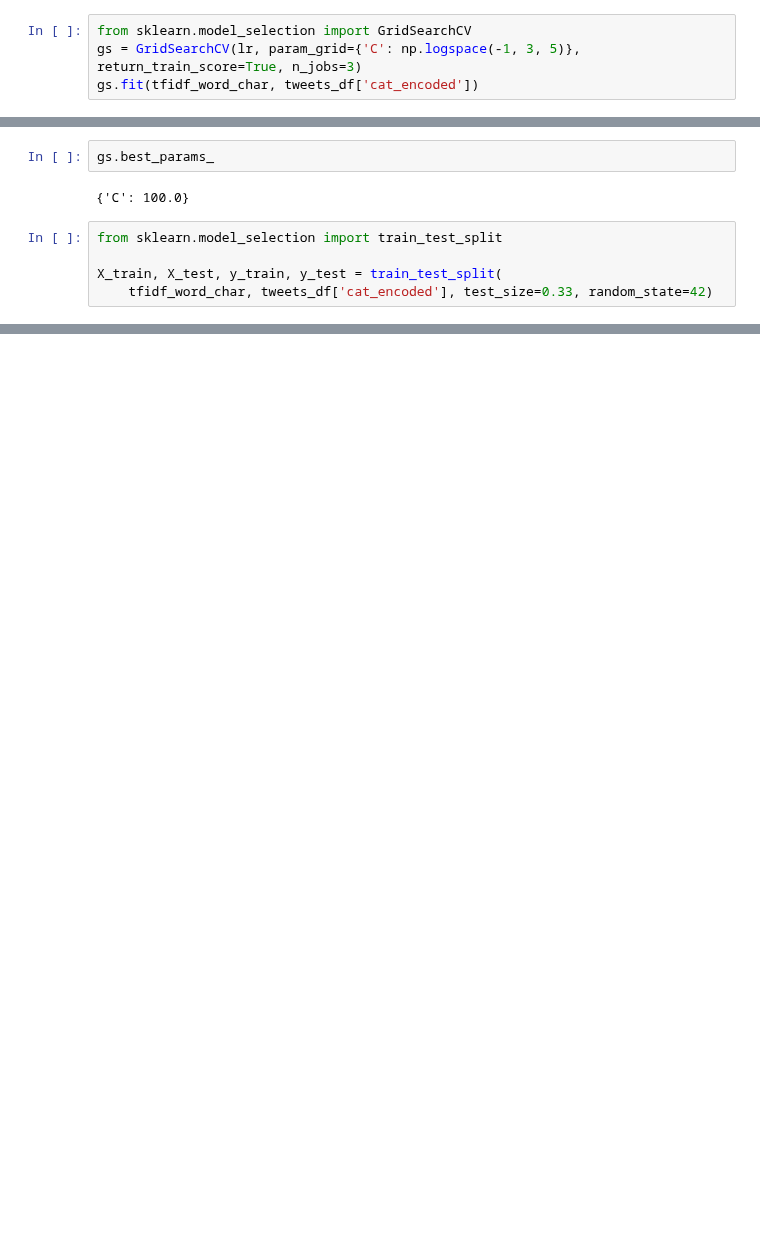
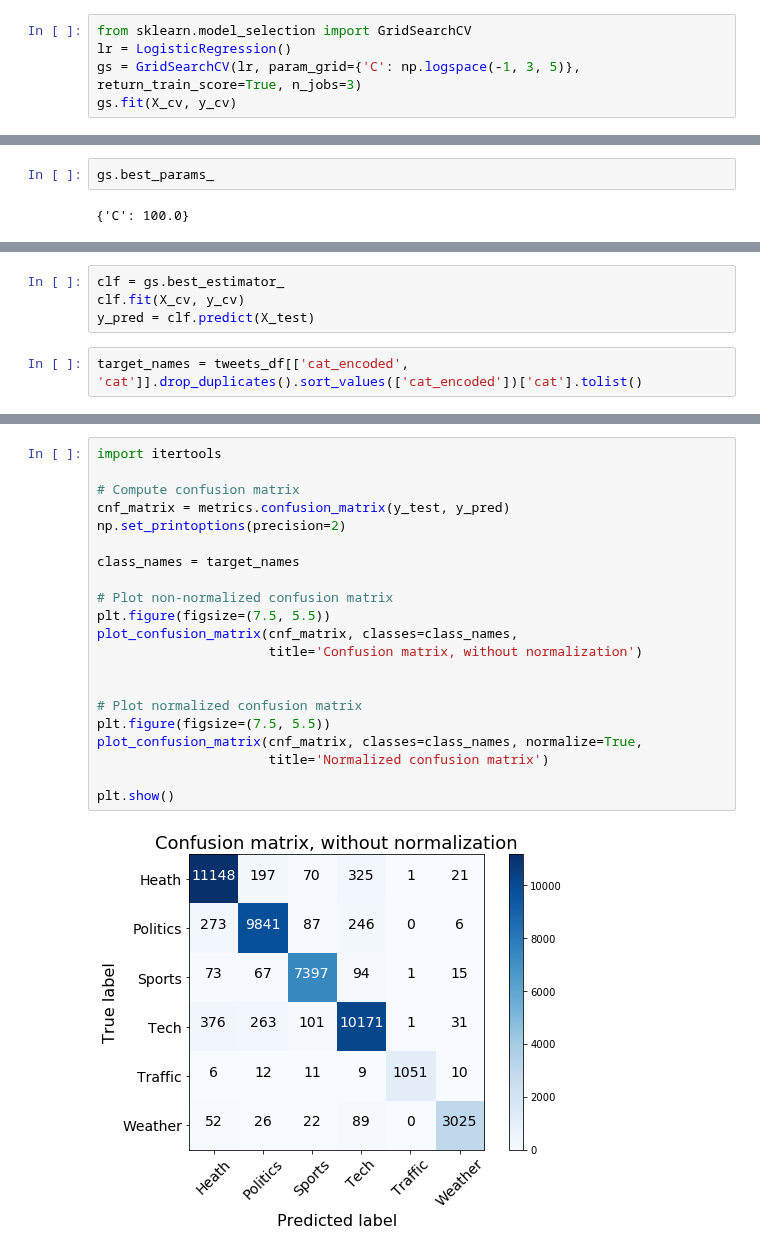
Before and after one commit to amirnasri/Data-Science, a Jupyter notebook: Twitter/main.ipynb, the cells around one changed output, grey strips where cells are left out. Cells and saved outputs as stored; diff of their text form; blank space fills up the shorter version.

Commit message:
added twitter classification and visualization

```diff
--- a/Twitter/main.ipynb
+++ b/Twitter/main.ipynb
@@ -283,7 +321,8 @@ array([0.93369317, 0.93239418, 0.930131  ])
 # %%
 from sklearn.model_selection import GridSearchCV
+lr = LogisticRegression()
 gs = GridSearchCV(lr, param_grid={'C': np.logspace(-1, 3, 5)}, return_train_score=True, n_jobs=3)
-gs.fit(tfidf_word_char, tweets_df['cat_encoded'])
+gs.fit(X_cv, y_cv)
 # %% [output]
 GridSearchCV(cv=None, error_score='raise',
        estimator=LogisticRegression(C=1.0, class_weight=None, dual=False, fit_intercept=True,
@@ -318,8 +357,3 @@ gs.cv_results_
 gs.best_params_
 # %% [output]
 {'C': 100.0}
-# %%
-from sklearn.model_selection import train_test_split
-
-X_train, X_test, y_train, y_test = train_test_split(
-    tfidf_word_char, tweets_df['cat_encoded'], test_size=0.33, random_state=42)
@@ -463,0 +360,6 @@ a
+# %%
+clf = gs.best_estimator_
+clf.fit(X_cv, y_cv)
+y_pred = clf.predict(X_test)
+# %%
+target_names = tweets_df[['cat_encoded', 'cat']].drop_duplicates().sort_values(['cat_encoded'])['cat'].tolist()
@@ -463,0 +430,23 @@ a
+# %%
+import itertools
+
+# Compute confusion matrix
+cnf_matrix = metrics.confusion_matrix(y_test, y_pred)
+np.set_printoptions(precision=2)
+
+class_names = target_names
+
+# Plot non-normalized confusion matrix
+plt.figure(figsize=(7.5, 5.5))
+plot_confusion_matrix(cnf_matrix, classes=class_names,
+                      title='Confusion matrix, without normalization')
+
+
+# Plot normalized confusion matrix
+plt.figure(figsize=(7.5, 5.5))
+plot_confusion_matrix(cnf_matrix, classes=class_names, normalize=True,
+                      title='Normalized confusion matrix')
+
+plt.show()
+# %% [output]
+[figure, added]
```
Also changed, not shown: parts of 82 cells of this notebook, 8 other files.
